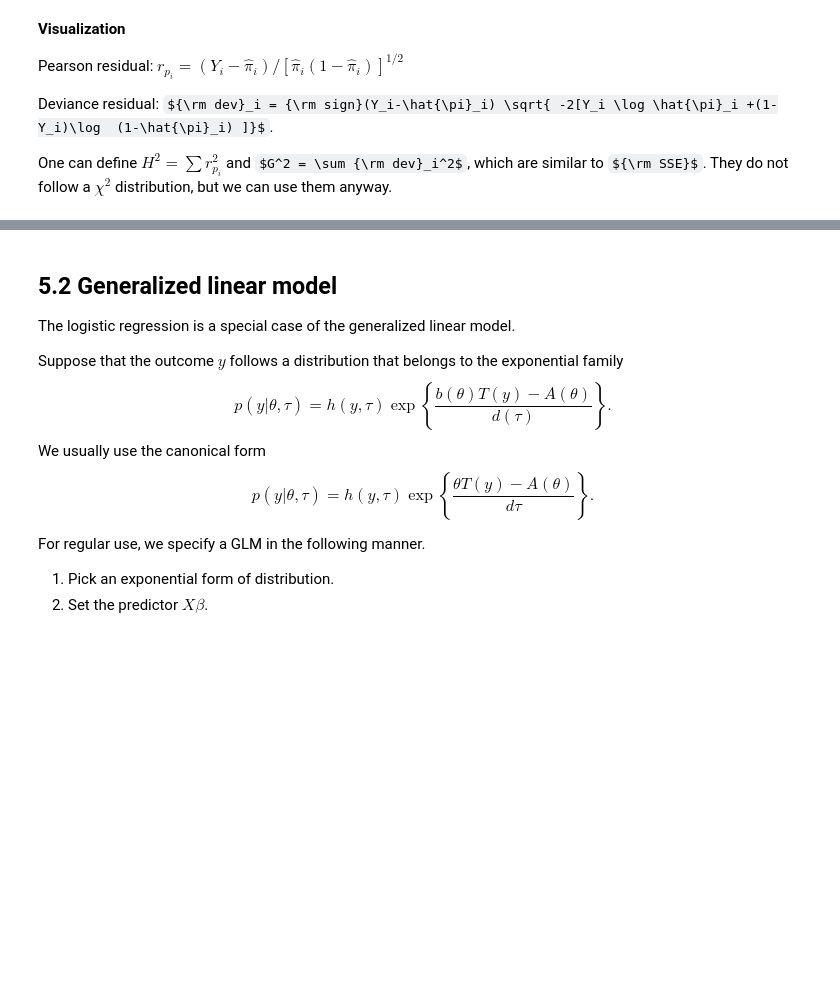
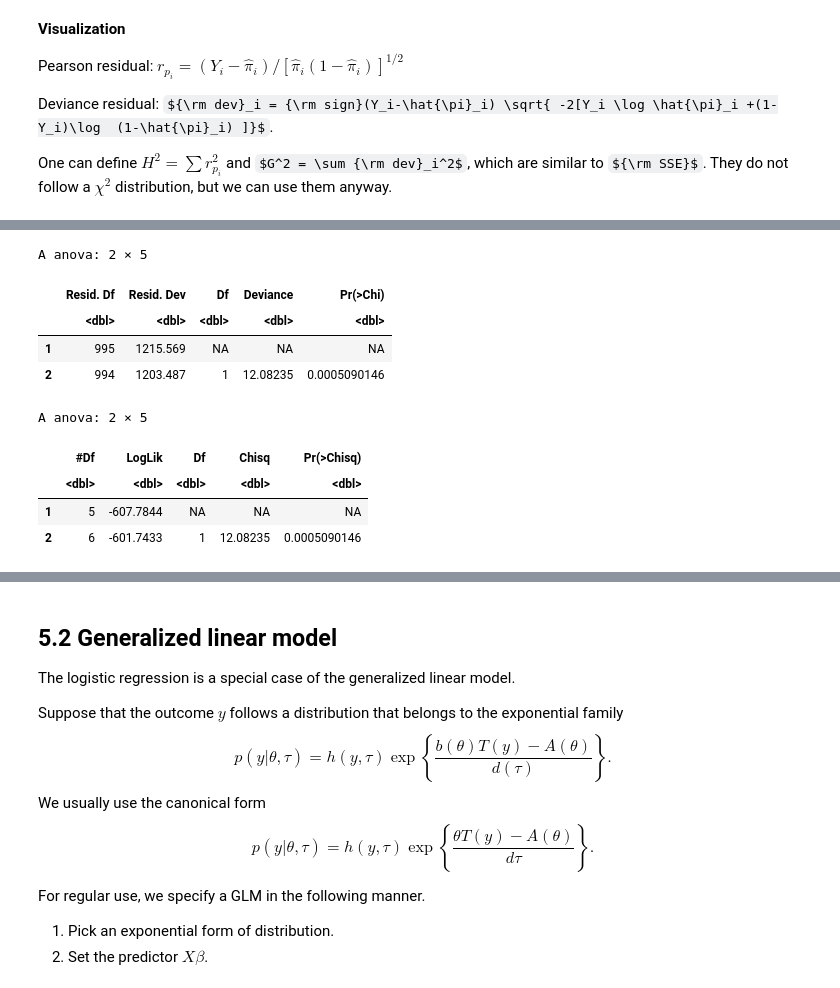
Before and after one commit to ChenShizhe/StatDataScience, a Jupyter notebook: Notes/Chapter5GLM.ipynb, the cells around one changed output, grey strips where cells are left out. Saved outputs shown, nothing was run; the diff lists cells and outputs as text; code cells hidden in the pictures; some formulas as TeX source; blank space fills up the shorter version.

```diff
--- a/Notes/Chapter5GLM.ipynb
+++ b/Notes/Chapter5GLM.ipynb
@@ -64,0 +116,4 @@ One can define $H^2 = \sum r_{p_i}^2$ and $G^2 = \sum {\rm dev}_i^2$, which are
+# %%
+## Fitting a reduced model without lead_time
+red.can.lg<-glm(is_canceled~adr+ total_of_special_requests+ stays_in_week_nights+ stays_in_weekend_nights+  previous_cancellations,data=hotel,
+               family="binomial")
@@ -64,0 +138,15 @@ One can define $H^2 = \sum r_{p_i}^2$ and $G^2 = \sum {\rm dev}_i^2$, which are
+# %%
+
+anova(red.can.lg,mod.can.lg, test='Chisq')
+lrtest(red.can.lg,mod.can.lg) # from the lmtest package
+# %% [output]
+A anova: 2 × 5
+|  | Resid. Df | Resid. Dev | Df | Deviance | Pr(>Chi) |
+|  | <dbl> | <dbl> | <dbl> | <dbl> | <dbl> |
+| 1 | 995 | 1215.569 | NA | NA | NA |
+| 2 | 994 | 1203.487 | 1 | 12.08235 | 0.0005090146 |
+A anova: 2 × 5
+|  | #Df | LogLik | Df | Chisq | Pr(>Chisq) |
+|  | <dbl> | <dbl> | <dbl> | <dbl> | <dbl> |
+| 1 | 5 | -607.7844 | NA | NA | NA |
+| 2 | 6 | -601.7433 | 1 | 12.08235 | 0.0005090146 |
```
Also changed, not shown: parts of 12 cells of this notebook.
